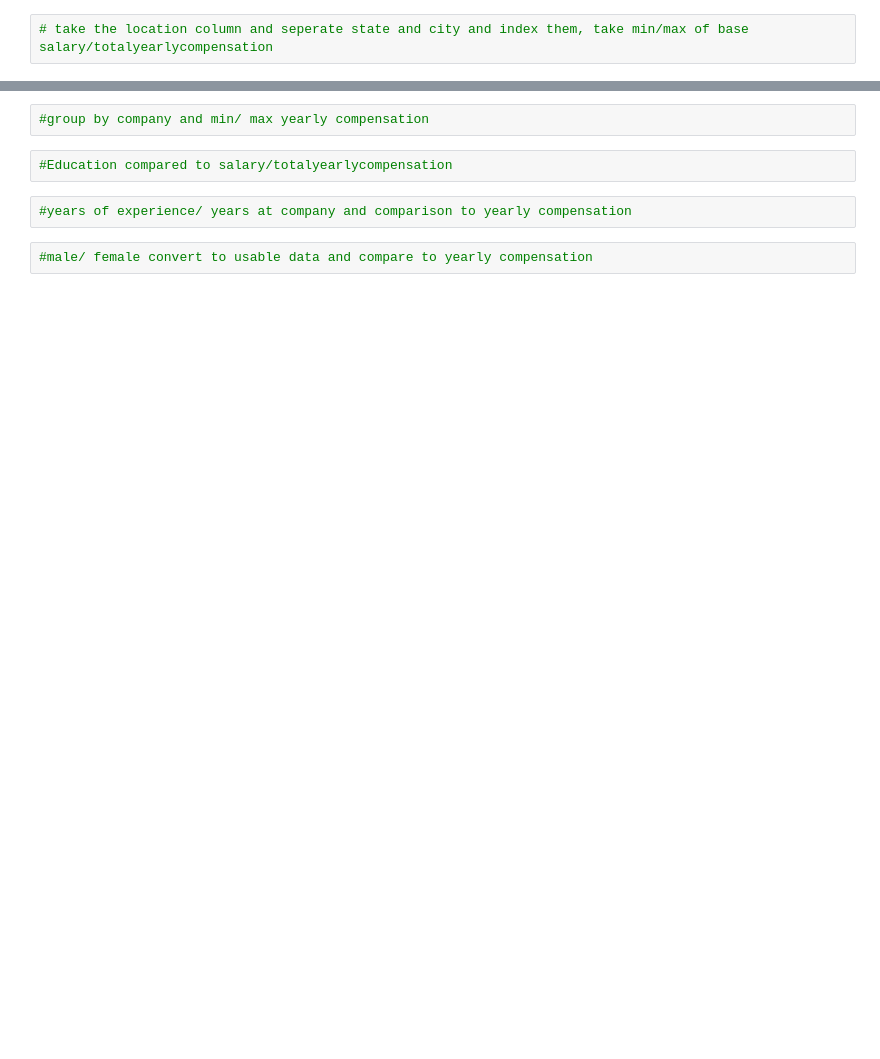
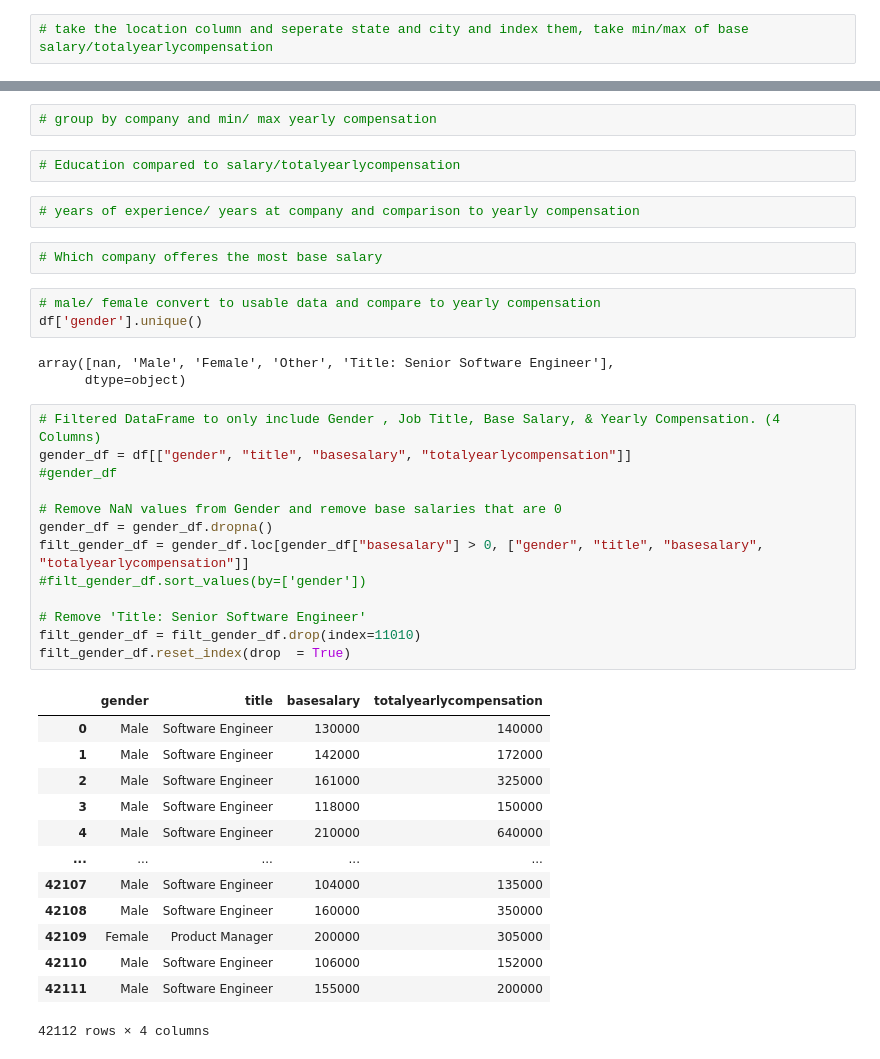
Before and after one commit to nealp1910/NU_Bootcamp_2022_Project_1, a Jupyter notebook: Stem Salaries Notebook.ipynb, the cells around one changed output, grey strips where cells are left out. Drawn from its saved outputs; the diff is of its cells as text; blank space fills up the shorter version.

```diff
--- a/Stem Salaries Notebook.ipynb
+++ b/Stem Salaries Notebook.ipynb
@@ -15,8 +66,41 @@ df.head(60)
 # %%
-#group by company and min/ max yearly compensation
+# group by company and min/ max yearly compensation
 # %%
-#Education compared to salary/totalyearlycompensation
+# Education compared to salary/totalyearlycompensation
 # %%
-#years of experience/ years at company and comparison to yearly compensation
+# years of experience/ years at company and comparison to yearly compensation
+# %%
+# Which company offeres the most base salary
 # %%
-#male/ female convert to usable data and compare to yearly compensation
+# male/ female convert to usable data and compare to yearly compensation
+df['gender'].unique()
+# %% [output]
+array([nan, 'Male', 'Female', 'Other', 'Title: Senior Software Engineer'],
+      dtype=object)
+# %%
+# Filtered DataFrame to only include Gender , Job Title, Base Salary, & Yearly Compensation. (4 Columns)
+gender_df = df[["gender", "title", "basesalary", "totalyearlycompensation"]]
+#gender_df
+
+# Remove NaN values from Gender and remove base salaries that are 0
+gender_df = gender_df.dropna()
+filt_gender_df = gender_df.loc[gender_df["basesalary"] > 0, ["gender", "title", "basesalary", "totalyearlycompensation"]]
+#filt_gender_df.sort_values(by=['gender'])
+
+# Remove 'Title: Senior Software Engineer'
+filt_gender_df = filt_gender_df.drop(index=11010)
+filt_gender_df.reset_index(drop  = True)
+# %% [output]
+|  | gender | title | basesalary | totalyearlycompensation |
+| 0 | Male | Software Engineer | 130000 | 140000 |
+| 1 | Male | Software Engineer | 142000 | 172000 |
+| 2 | Male | Software Engineer | 161000 | 325000 |
+| 3 | Male | Software Engineer | 118000 | 150000 |
+| 4 | Male | Software Engineer | 210000 | 640000 |
+| ... | ... | ... | ... | ... |
+| 42107 | Male | Software Engineer | 104000 | 135000 |
+| 42108 | Male | Software Engineer | 160000 | 350000 |
+| 42109 | Female | Product Manager | 200000 | 305000 |
+| 42110 | Male | Software Engineer | 106000 | 152000 |
+| 42111 | Male | Software Engineer | 155000 | 200000 |
+42112 rows × 4 columns
```
Also changed, not shown: parts of 5 cells of this notebook, 1 other file.
